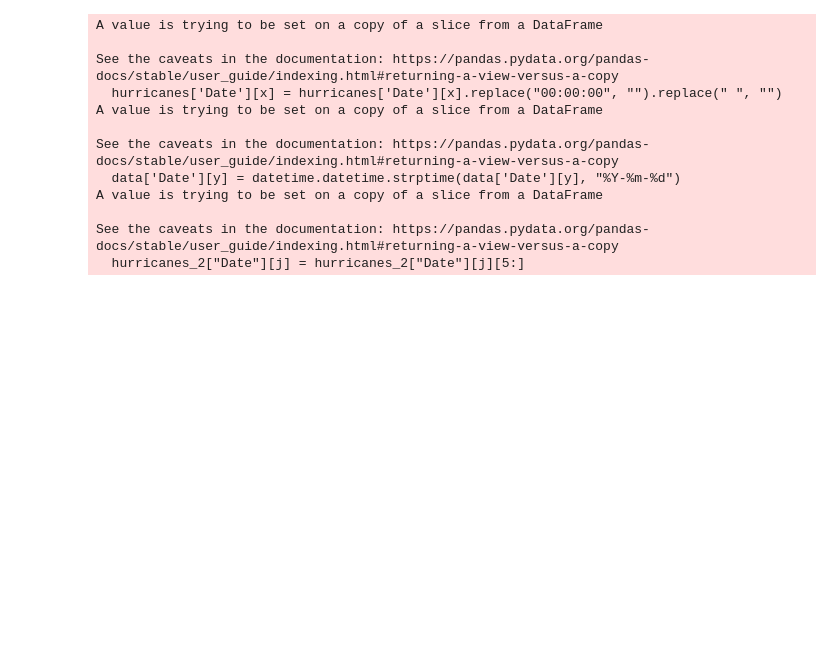
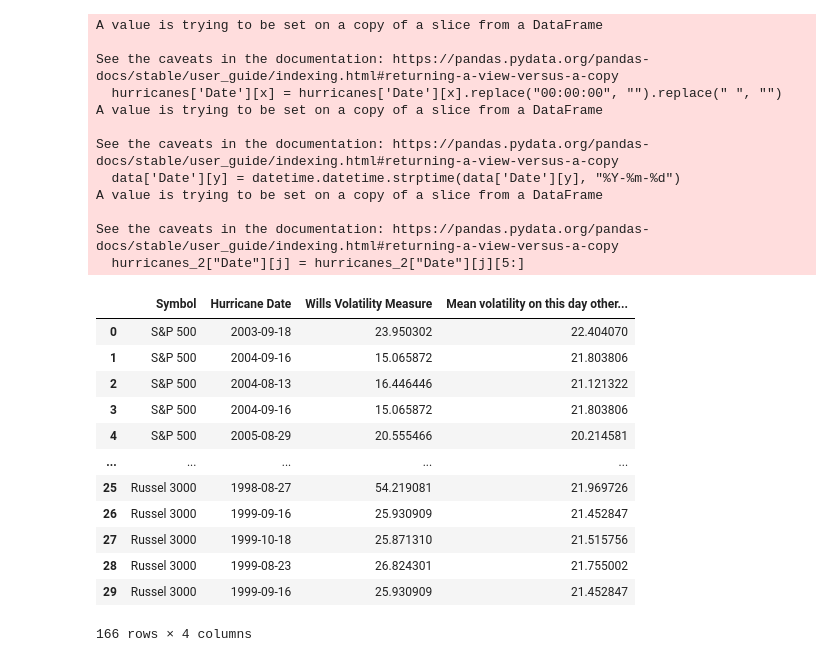
Before and after one commit to willgriff14/willgriff14.github.io, a Jupyter notebook: same day diff year.ipynb, the cells around one changed output. Drawn from its saved outputs; the diff is of its cells as text; code cells hidden in the pictures; blank space fills up the shorter version.

```diff
--- a/same day diff year.ipynb
+++ b/same day diff year.ipynb
@@ -134,0 +206,2 @@ See the caveats in the documentation: https://pandas.pydata.org/pandas-docs/stab
+# %%
+nasdaq = same_day_algo("^IXIC")
@@ -204,0 +285,2 @@ rus3000.to_csv('same day rus3000.csv')
+# %%
+US_indicies = pd.concat([sandp,dji,nasdaq,rus2000,rus3000], axis = 0)
@@ -204,0 +289,23 @@ rus3000.to_csv('same day rus3000.csv')
+# %%
+US_indicies['Symbol'] = US_indicies['Symbol'].replace('^DJI', 'Dow Jones 30')
+US_indicies['Symbol'] = US_indicies['Symbol'].replace('^IXIC', 'Nasdaq')
+US_indicies['Symbol'] = US_indicies['Symbol'].replace('^RUT', 'Russel 2000')
+US_indicies['Symbol'] = US_indicies['Symbol'].replace('^GSPC', 'S&P 500')
+US_indicies['Symbol'] = US_indicies['Symbol'].replace('^IXIC', 'Nasdaq')
+US_indicies['Symbol'] = US_indicies['Symbol'].replace('^RUA', 'Russel 3000')
+# %%
+US_indicies
+# %% [output]
+|  | Symbol | Hurricane Date | Wills Volatility Measure | Mean volatility on this day other... |
+| 0 | S&P 500 | 2003-09-18 | 23.950302 | 22.404070 |
+| 1 | S&P 500 | 2004-09-16 | 15.065872 | 21.803806 |
+| 2 | S&P 500 | 2004-08-13 | 16.446446 | 21.121322 |
+| 3 | S&P 500 | 2004-09-16 | 15.065872 | 21.803806 |
+| 4 | S&P 500 | 2005-08-29 | 20.555466 | 20.214581 |
+| ... | ... | ... | ... | ... |
+| 25 | Russel 3000 | 1998-08-27 | 54.219081 | 21.969726 |
+| 26 | Russel 3000 | 1999-09-16 | 25.930909 | 21.452847 |
+| 27 | Russel 3000 | 1999-10-18 | 25.871310 | 21.515756 |
+| 28 | Russel 3000 | 1999-08-23 | 26.824301 | 21.755002 |
+| 29 | Russel 3000 | 1999-09-16 | 25.930909 | 21.452847 |
+166 rows × 4 columns
```
Also changed, not shown: parts of 15 cells of this notebook.
